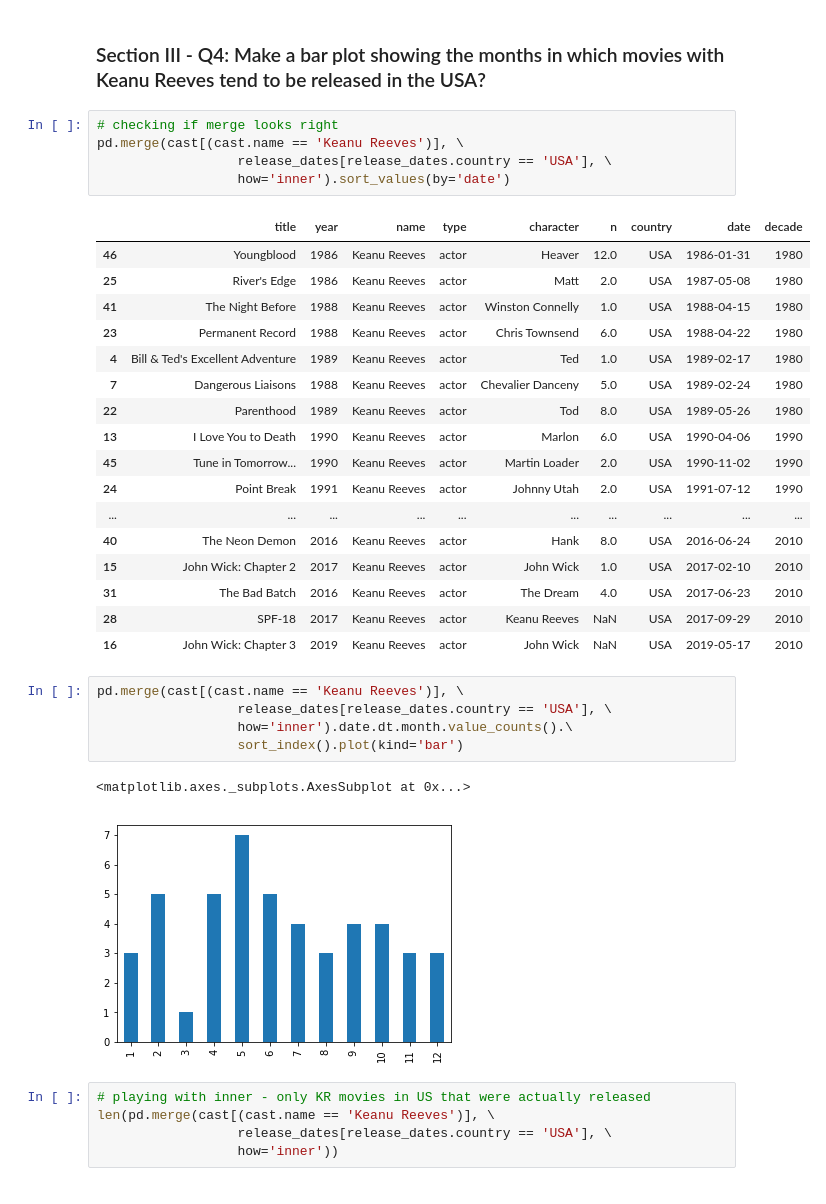
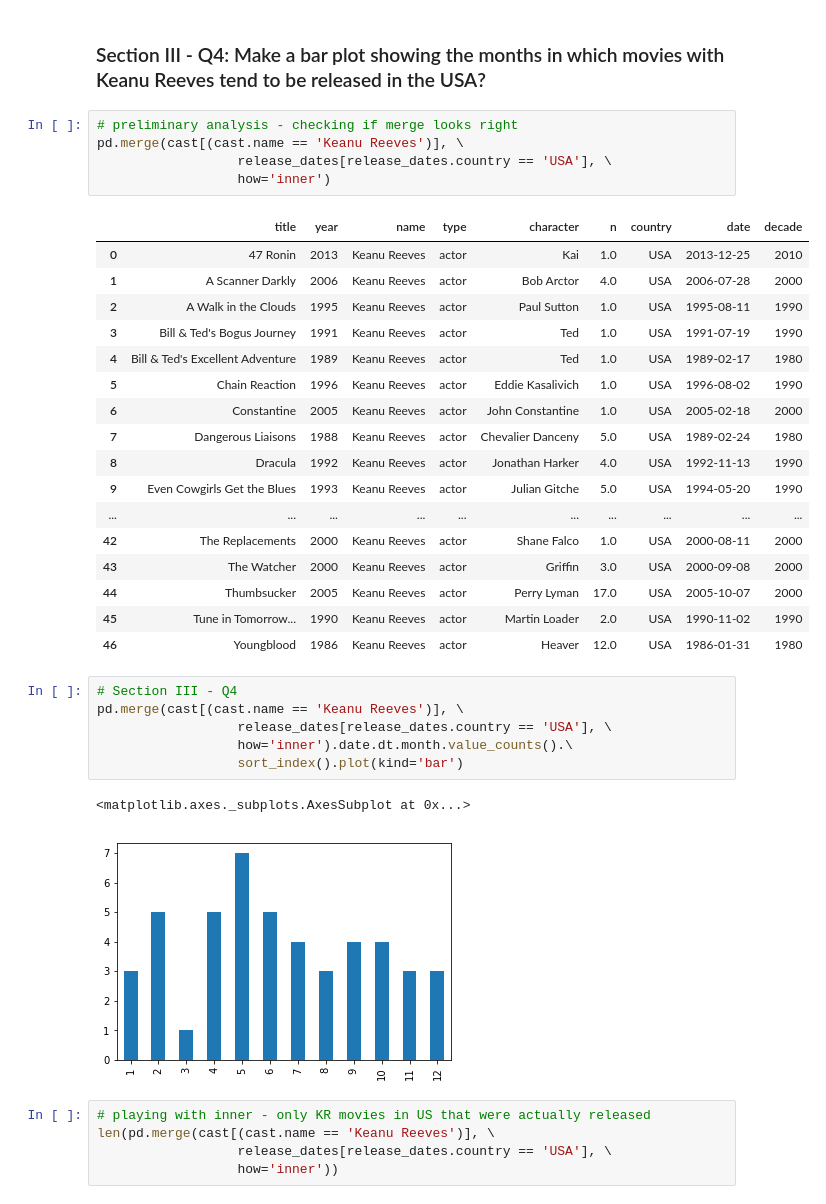
Before and after one commit to sv650s/springboard, a Jupyter notebook: aic-5_3_7-data-wrangling-with-pandas-mini-project/Mini_Project_Data_Wrangling_Pandas.ipynb, the cells around one changed output. Cells and saved outputs as stored; diff of their text form.

Commit message:
Minor update to min project 2 - remove sort when inspecting KR merge

```diff
--- a/aic-5_3_7-data-wrangling-with-pandas-mini-project/Mini_Project_Data_Wrangling_Pandas.ipynb
+++ b/aic-5_3_7-data-wrangling-with-pandas-mini-project/Mini_Project_Data_Wrangling_Pandas.ipynb
@@ -744,29 +744,30 @@ merged
 # %% [markdown]
 ### Section III - Q4: Make a bar plot showing the months in which movies with Keanu Reeves tend to be released in the USA?
 # %%
-# checking if merge looks right
+# preliminary analysis - checking if merge looks right
 pd.merge(cast[(cast.name == 'Keanu Reeves')], \
                   release_dates[release_dates.country == 'USA'], \
-                  how='inner').sort_values(by='date')
+                  how='inner')
 # %% [output]
 |  | title | year | name | type | character | n | country | date | decade |
+| 0 | 47 Ronin | 2013 | Keanu Reeves | actor | Kai | 1.0 | USA | 2013-12-25 | 2010 |
+| 1 | A Scanner Darkly | 2006 | Keanu Reeves | actor | Bob Arctor | 4.0 | USA | 2006-07-28 | 2000 |
+| 2 | A Walk in the Clouds | 1995 | Keanu Reeves | actor | Paul Sutton | 1.0 | USA | 1995-08-11 | 1990 |
+| 3 | Bill & Ted's Bogus Journey | 1991 | Keanu Reeves | actor | Ted | 1.0 | USA | 1991-07-19 | 1990 |
+| 4 | Bill & Ted's Excellent Adventure | 1989 | Keanu Reeves | actor | Ted | 1.0 | USA | 1989-02-17 | 1980 |
+| 5 | Chain Reaction | 1996 | Keanu Reeves | actor | Eddie Kasalivich | 1.0 | USA | 1996-08-02 | 1990 |
+| 6 | Constantine | 2005 | Keanu Reeves | actor | John Constantine | 1.0 | USA | 2005-02-18 | 2000 |
+| 7 | Dangerous Liaisons | 1988 | Keanu Reeves | actor | Chevalier Danceny | 5.0 | USA | 1989-02-24 | 1980 |
+| 8 | Dracula | 1992 | Keanu Reeves | actor | Jonathan Harker | 4.0 | USA | 1992-11-13 | 1990 |
+| 9 | Even Cowgirls Get the Blues | 1993 | Keanu Reeves | actor | Julian Gitche | 5.0 | USA | 1994-05-20 | 1990 |
+| ... | ... | ... | ... | ... | ... | ... | ... | ... | ... |
+| 42 | The Replacements | 2000 | Keanu Reeves | actor | Shane Falco | 1.0 | USA | 2000-08-11 | 2000 |
+| 43 | The Watcher | 2000 | Keanu Reeves | actor | Griffin | 3.0 | USA | 2000-09-08 | 2000 |
+| 44 | Thumbsucker | 2005 | Keanu Reeves | actor | Perry Lyman | 17.0 | USA | 2005-10-07 | 2000 |
+| 45 | Tune in Tomorrow... | 1990 | Keanu Reeves | actor | Martin Loader | 2.0 | USA | 1990-11-02 | 1990 |
 | 46 | Youngblood | 1986 | Keanu Reeves | actor | Heaver | 12.0 | USA | 1986-01-31 | 1980 |
-| 25 | River's Edge | 1986 | Keanu Reeves | actor | Matt | 2.0 | USA | 1987-05-08 | 1980 |
-| 41 | The Night Before | 1988 | Keanu Reeves | actor | Winston Connelly | 1.0 | USA | 1988-04-15 | 1980 |
-| 23 | Permanent Record | 1988 | Keanu Reeves | actor | Chris Townsend | 6.0 | USA | 1988-04-22 | 1980 |
-| 4 | Bill & Ted's Excellent Adventure | 1989 | Keanu Reeves | actor | Ted | 1.0 | USA | 1989-02-17 | 1980 |
-| 7 | Dangerous Liaisons | 1988 | Keanu Reeves | actor | Chevalier Danceny | 5.0 | USA | 1989-02-24 | 1980 |
-| 22 | Parenthood | 1989 | Keanu Reeves | actor | Tod | 8.0 | USA | 1989-05-26 | 1980 |
-| 13 | I Love You to Death | 1990 | Keanu Reeves | actor | Marlon | 6.0 | USA | 1990-04-06 | 1990 |
-| 45 | Tune in Tomorrow... | 1990 | Keanu Reeves | actor | Martin Loader | 2.0 | USA | 1990-11-02 | 1990 |
-| 24 | Point Break | 1991 | Keanu Reeves | actor | Johnny Utah | 2.0 | USA | 1991-07-12 | 1990 |
-| ... | ... | ... | ... | ... | ... | ... | ... | ... | ... |
-| 40 | The Neon Demon | 2016 | Keanu Reeves | actor | Hank | 8.0 | USA | 2016-06-24 | 2010 |
-| 15 | John Wick: Chapter 2 | 2017 | Keanu Reeves | actor | John Wick | 1.0 | USA | 2017-02-10 | 2010 |
-| 31 | The Bad Batch | 2016 | Keanu Reeves | actor | The Dream | 4.0 | USA | 2017-06-23 | 2010 |
-| 28 | SPF-18 | 2017 | Keanu Reeves | actor | Keanu Reeves | NaN | USA | 2017-09-29 | 2010 |
-| 16 | John Wick: Chapter 3 | 2019 | Keanu Reeves | actor | John Wick | NaN | USA | 2019-05-17 | 2010 |
 # %%
+# Section III - Q4
 pd.merge(cast[(cast.name == 'Keanu Reeves')], \
                   release_dates[release_dates.country == 'USA'], \
                   how='inner').date.dt.month.value_counts().\
```
